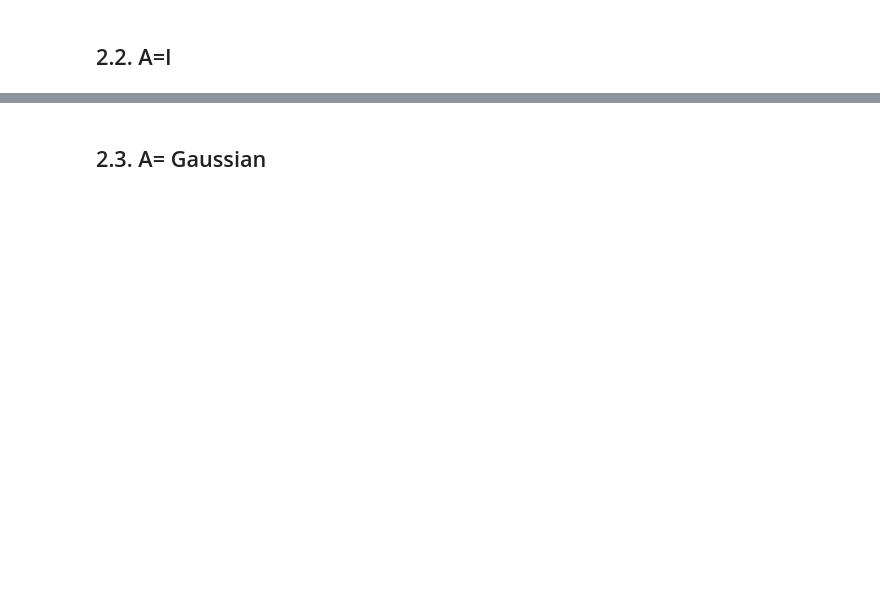
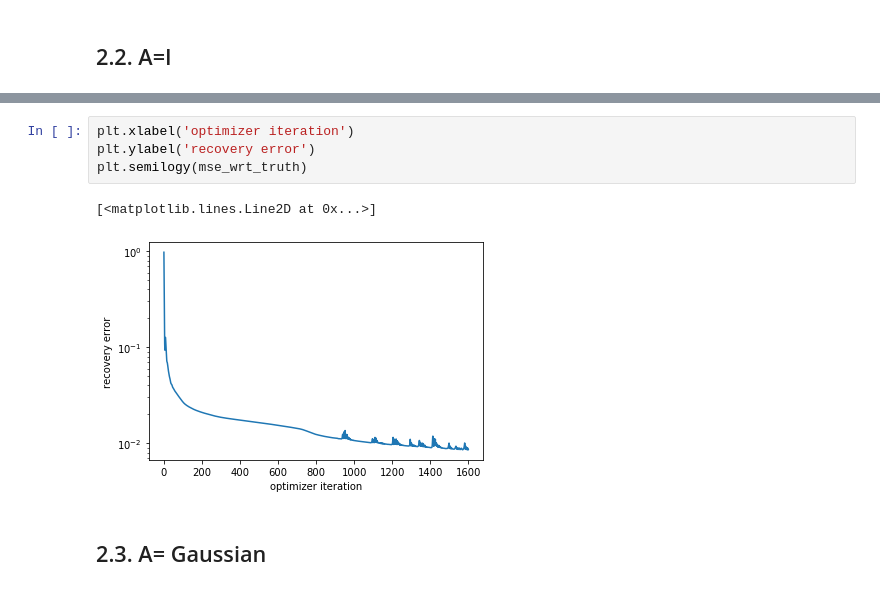
Before and after one commit to d-anguyen/Yeunuoc, a Jupyter notebook: CS-DD/Load_model.ipynb, the cells around one changed output, grey strips where cells are left out. Drawn from its saved outputs; the diff is of its cells as text; blank space fills up the shorter version.

```diff
--- a/CS-DD/Load_model.ipynb
+++ b/CS-DD/Load_model.ipynb
@@ -137,3 +234,10 @@ plt.imshow(grid.detach().permute(1, 2, 0).cpu().numpy())
+# %%
+plt.xlabel('optimizer iteration')
+plt.ylabel('recovery error')
+plt.semilogy(mse_wrt_truth)
+# %% [output]
+[<matplotlib.lines.Line2D at 0x...>]
+[figure, added]
 # %% [markdown]
 ## 2.3. A= Gaussian
 # %%
```
Also changed, not shown: parts of 22 cells of this notebook, 5 other files.
